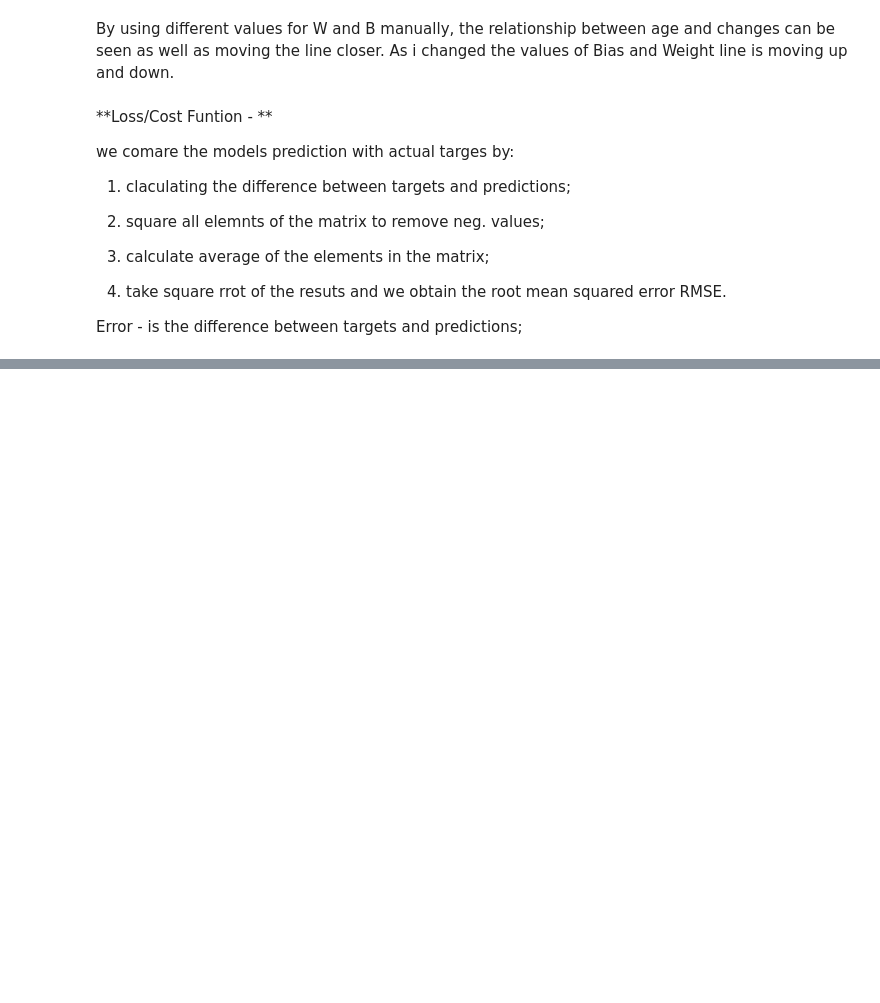
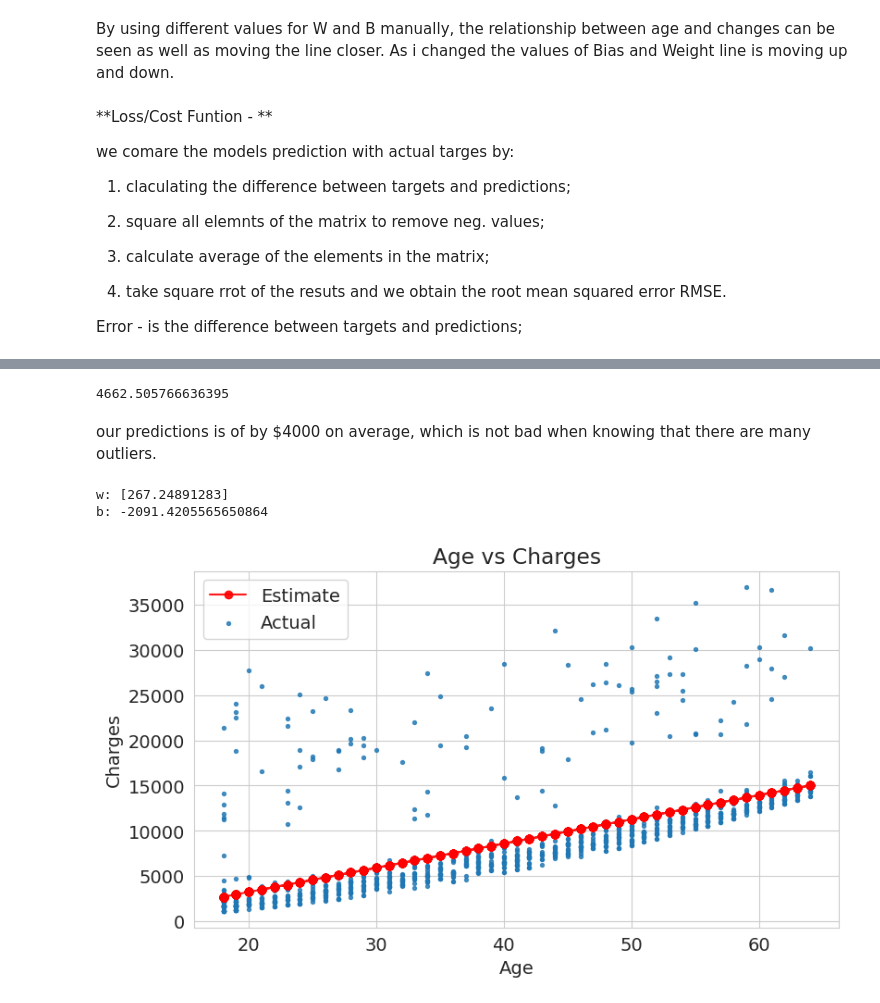
Before and after one commit to Q-Nhabinde/ML-DA-S, a Jupyter notebook: Medical_Charges.ipynb, the cells around one changed output, grey strips where cells are left out. Drawn from its saved outputs; the diff is of its cells as text; code cells hidden in the pictures; blank space fills up the shorter version.

```diff
--- a/Medical_Charges.ipynb
+++ b/Medical_Charges.ipynb
@@ -368,0 +400,3 @@ NameError: name 'W' is not defined
+# %%
+model = LinearRegression()
+help(model.fit)
@@ -368,0 +421,6 @@ NameError: name 'W' is not defined
+# %%
+inputs = non_smokers[['age']]
+targets = non_smokers['charges']
+model.fit(inputs, targets)
+print("input shapes:", inputs.shape)
+print("target shapes:", targets.shape)
@@ -368,0 +462,18 @@ NameError: name 'W' is not defined
+# %%
+#predicting loss
+
+rmse(targets, predictions)
+# %% [output]
+4662.505766636395
+# %% [markdown]
+our predictions is of by $4000 on average, which is not bad when knowing that there are many outliers.
+# %%
+print ("w:", model.coef_)
+print ("b:", model.intercept_)
+# %% [output]
+w: [267.24891283]
+b: -2091.4205565650864
+# %%
+try_parameters(model.coef_, model.intercept_)
+# %% [output]
+[figure, added]
```
Also changed, not shown: parts of 20 cells of this notebook.
